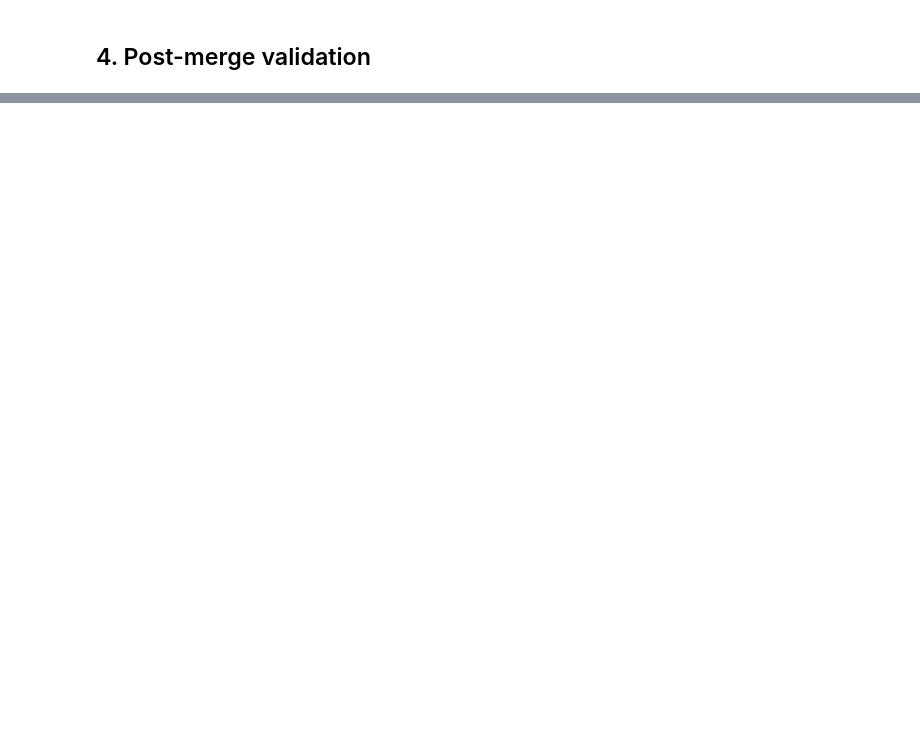
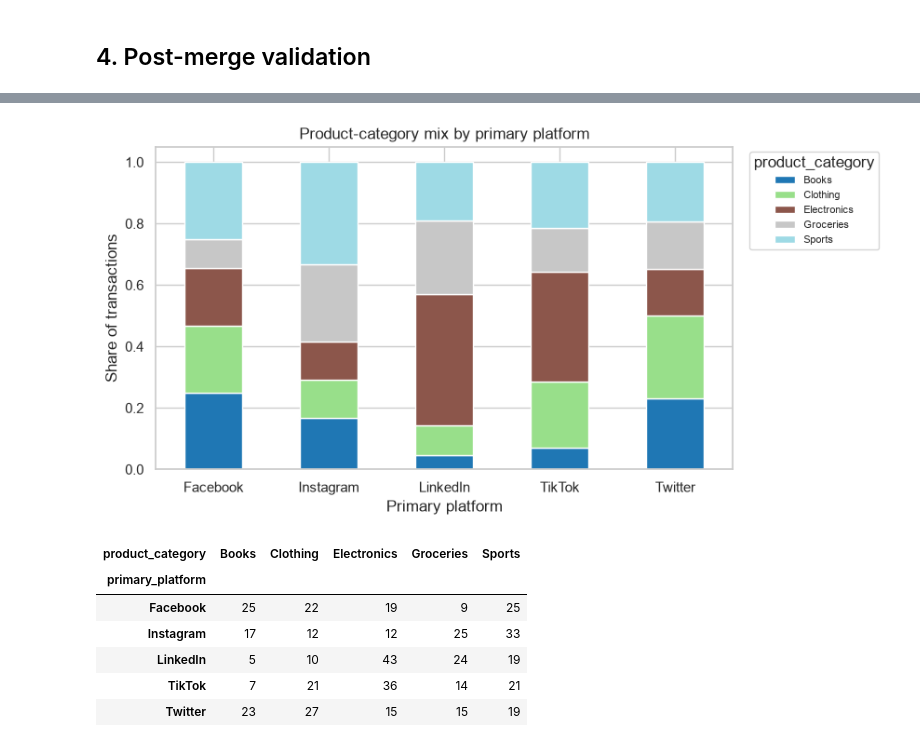
Before and after one commit to Hassan-Adelani-Luqman/g19-biometric-product-recommender, a Jupyter notebook: notebooks/01_eda_and_merge.ipynb, the cells around one changed output, grey strips where cells are left out. Drawn from its saved outputs; the diff is of its cells as text; code cells hidden in the pictures; blank space fills up the shorter version.

```diff
--- a/notebooks/01_eda_and_merge.ipynb
+++ b/notebooks/01_eda_and_merge.ipynb
@@ -254,0 +276,20 @@ regenerate). It is the single tabular input for the Phase 5 product recommendati
+# %%
+ct = pd.crosstab(merged["primary_platform"], merged["product_category"], normalize="index")
+fig, ax = plt.subplots(figsize=(8, 4.5))
+ct.plot(kind="bar", stacked=True, colormap="tab20", ax=ax)
+ax.set_title("Product-category mix by primary platform")
+ax.set_xlabel("Primary platform"); ax.set_ylabel("Share of transactions")
+ax.legend(title="product_category", bbox_to_anchor=(1.02, 1), loc="upper left", fontsize=8)
+plt.xticks(rotation=0)
+fig.savefig(FIG / "05_category_by_platform.png", dpi=120, bbox_inches="tight")
+plt.show()
+(ct.round(2) * 100).astype(int)
+# %% [output]
+[figure, added]
+| product_category | Books | Clothing | Electronics | Groceries | Sports |
+| primary_platform |  |  |  |  |  |
+| Facebook | 25 | 22 | 19 | 9 | 25 |
+| Instagram | 17 | 12 | 12 | 25 | 33 |
+| LinkedIn | 5 | 10 | 43 | 24 | 19 |
+| TikTok | 7 | 21 | 36 | 14 | 21 |
+| Twitter | 23 | 27 | 15 | 15 | 19 |
```
Also changed, not shown: parts of 51 cells of this notebook, 8 other files.
